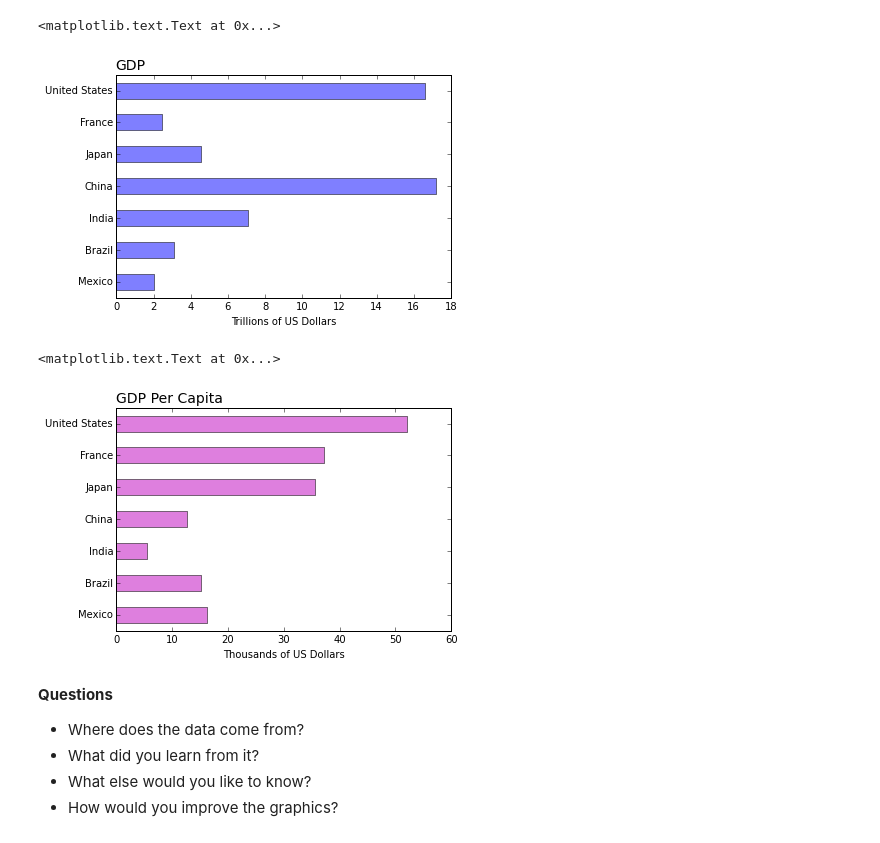
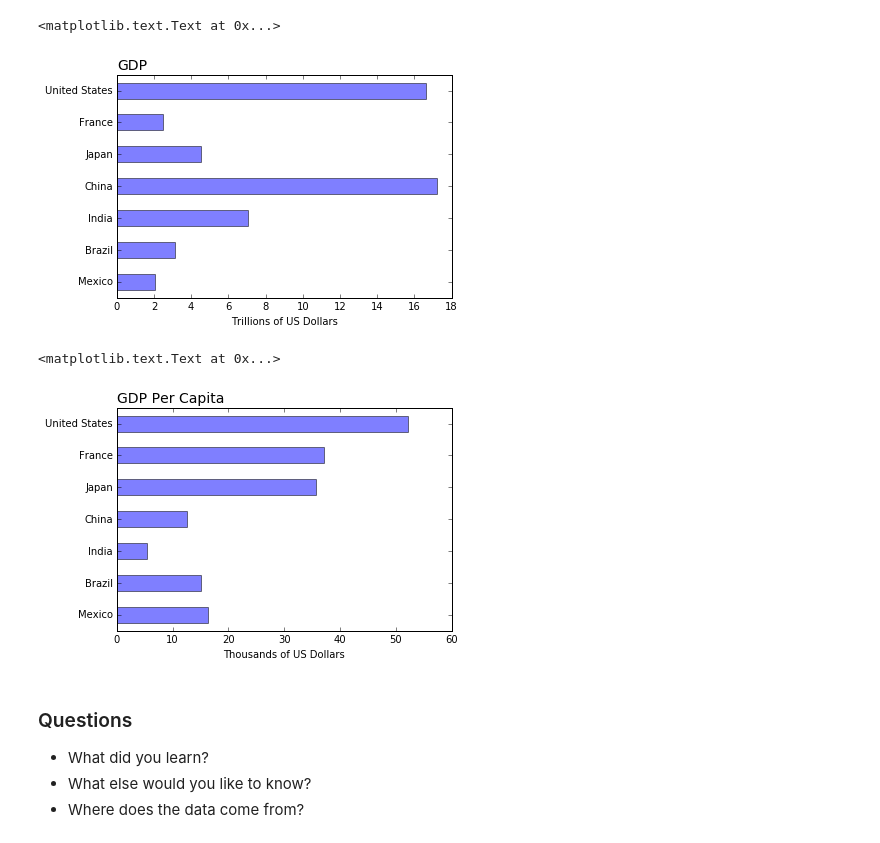
Before and after one commit to DaveBackus/Data_Bootcamp, a Jupyter notebook: Code/IPython/bootcamp_examples.ipynb, the cells around one changed output. Saved outputs shown, nothing was run; the diff lists cells and outputs as text; code cells hidden in the pictures.

```diff
--- a/Code/IPython/bootcamp_examples.ipynb
+++ b/Code/IPython/bootcamp_examples.ipynb
@@ -79,6 +41,8 @@ wb.search('gdp.*capita.*const').iloc[:,:2]
 # %%
+from pandas.io import wb               # World Bank api
+
 # read data from World Bank
-var = ['NY.GDP.PCAP.PP.KD', 'NY.GDP.MKTP.PP.KD']          # variable list
+var  = ['NY.GDP.PCAP.PP.KD', 'NY.GDP.MKTP.PP.KD']         # variable list
 iso  = ['USA', 'FRA', 'JPN', 'CHN', 'IND', 'BRA', 'MEX']  # country list (ISO codes)
 year = 2014
 df = wb.download(indicator=var, country=iso, start=year, end=year)
@@ -89,4 +53,6 @@ df.columns = ['gdppc', 'gdp']          # rename variables
 df['gdp'] = df['gdp']/10**12           # convert to trillions
 df['gdppc'] = df['gdppc']/10**3        # convert to thousands
 df['order'] = [5, 3, 1, 4, 2, 6, 0]    # reorder countries
-df = df.sort(columns='order', ascending=False)
+#df = df.sort(columns='order', ascending=False)  # old version, deprecated
+df = df.sort_values(by='order', ascending=False)
+df
@@ -98,20 +74,19 @@ ax.set_xlabel('Trillions of US Dollars')
 ax.set_ylabel('')
 # %% [output]
 <matplotlib.text.Text at 0x...>
-[figure, old version]
+[figure, new version]
 # %%
 # ditto for GDP per capita (per person)
-ax = df['gdppc'].plot(kind='barh', color='m', alpha=0.5)
+ax = df['gdppc'].plot(kind='barh', color='blue', alpha=0.5)
 ax.set_title('GDP Per Capita', loc='left', fontsize=14)
 ax.set_xlabel('Thousands of US Dollars')
 ax.set_ylabel('')
 # %% [output]
 <matplotlib.text.Text at 0x...>
-[figure, old version]
+[figure, new version]
 # %% [markdown]
-**Questions**
+### Questions
 
+* What did you learn?
+* What else would you like to know?
 * Where does the data come from?
-* What did you learn from it?
-* What else would you like to know?
-* How would you improve the graphics?
```
Also changed, not shown: parts of 79 cells of this notebook, 20 other files.
